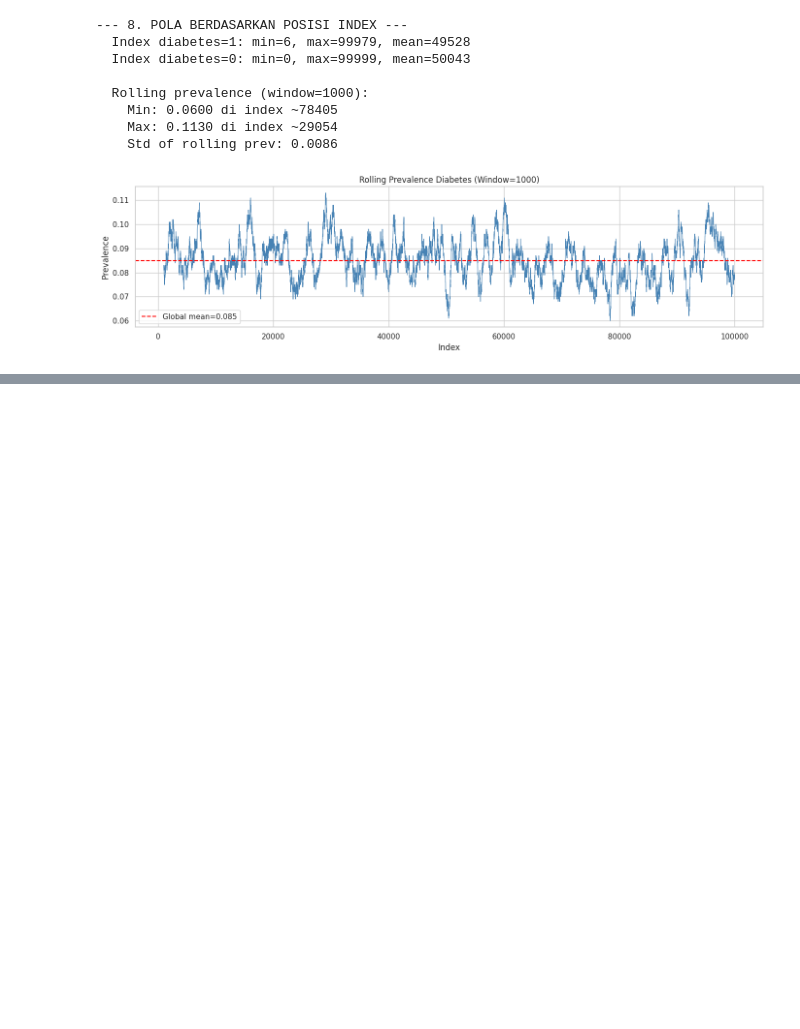
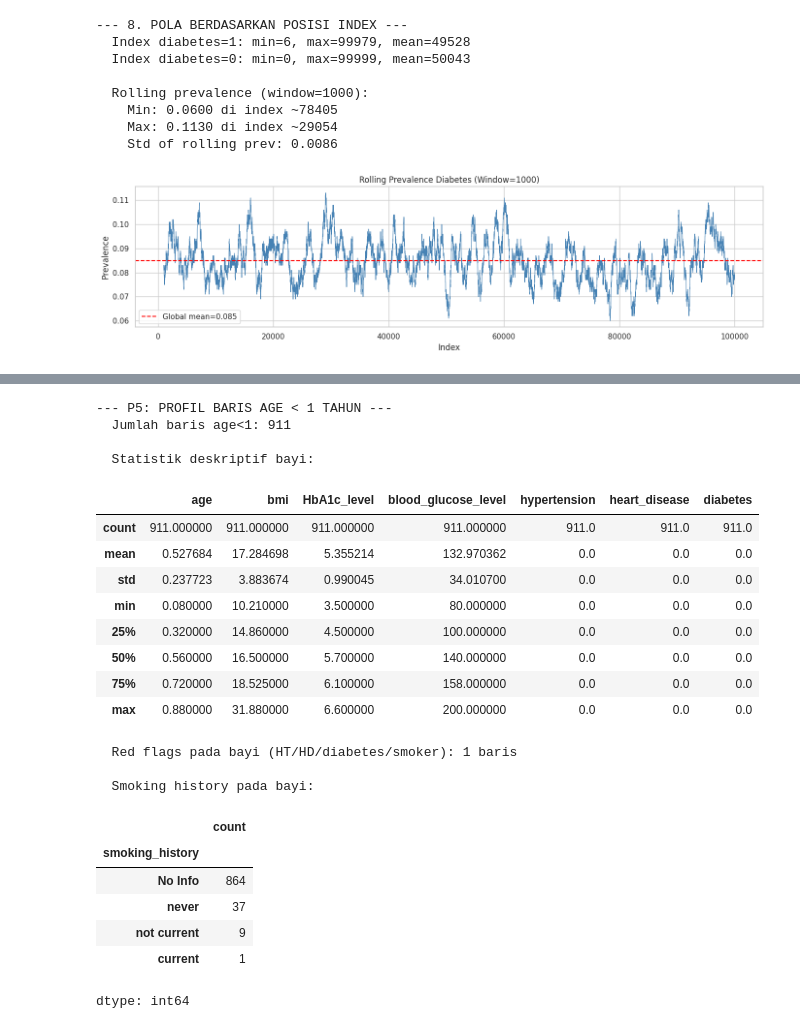
Before and after one commit to aariffaqiih/temp, a Jupyter notebook: Untitled14.ipynb, the cells around one changed output, grey strips where cells are left out. Saved outputs shown, nothing was run; the diff lists cells and outputs as text; code cells hidden in the pictures; blank space fills up the shorter version.

```diff
--- a/Untitled14.ipynb
+++ b/Untitled14.ipynb
@@ -698,0 +942,48 @@ plt.show()
+# %%
+print("\n--- P5: PROFIL BARIS AGE < 1 TAHUN ---")
+infant_mask = df['age'] < 1
+n_infants = infant_mask.sum()
+print(f"  Jumlah baris age<1: {n_infants}")
+
+if n_infants > 0:
+    infants = df[infant_mask]
+    print(f"\n  Statistik deskriptif bayi:")
+    display(infants[['age', 'bmi', 'HbA1c_level', 'blood_glucose_level',
+                      'hypertension', 'heart_disease', 'diabetes']].describe())
+
+    # Cek apakah ada bayi dengan kondisi tidak masuk akal
+    baby_red_flags = (
+        (infants['hypertension'] == 1) |
+        (infants['heart_disease'] == 1) |
+        (infants['diabetes'] == 1) |
+        (infants['smoking_history'].isin(['current', 'former', 'ever']))
+    ).sum()
+    print(f"\n  Red flags pada bayi (HT/HD/diabetes/smoker): {baby_red_flags} baris")
+
+    # Distribusi smoking_history pada bayi
+    print(f"\n  Smoking history pada bayi:")
+    display(infants['smoking_history'].value_counts())
+# %% [output]
+--- P5: PROFIL BARIS AGE < 1 TAHUN ---
+  Jumlah baris age<1: 911
+
+  Statistik deskriptif bayi:
+|  | age | bmi | HbA1c_level | blood_glucose_level | hypertension | heart_disease | diabetes |
+| count | 911.000000 | 911.000000 | 911.000000 | 911.000000 | 911.0 | 911.0 | 911.0 |
+| mean | 0.527684 | 17.284698 | 5.355214 | 132.970362 | 0.0 | 0.0 | 0.0 |
+| std | 0.237723 | 3.883674 | 0.990045 | 34.010700 | 0.0 | 0.0 | 0.0 |
+| min | 0.080000 | 10.210000 | 3.500000 | 80.000000 | 0.0 | 0.0 | 0.0 |
+| 25% | 0.320000 | 14.860000 | 4.500000 | 100.000000 | 0.0 | 0.0 | 0.0 |
+| 50% | 0.560000 | 16.500000 | 5.700000 | 140.000000 | 0.0 | 0.0 | 0.0 |
+| 75% | 0.720000 | 18.525000 | 6.100000 | 158.000000 | 0.0 | 0.0 | 0.0 |
+| max | 0.880000 | 31.880000 | 6.600000 | 200.000000 | 0.0 | 0.0 | 0.0 |
+  Red flags pada bayi (HT/HD/diabetes/smoker): 1 baris
+
+  Smoking history pada bayi:
+|  | count |
+| smoking_history |  |
+| No Info | 864 |
+| never | 37 |
+| not current | 9 |
+| current | 1 |
+dtype: int64
```
Also changed, not shown: parts of 17 cells of this notebook.
